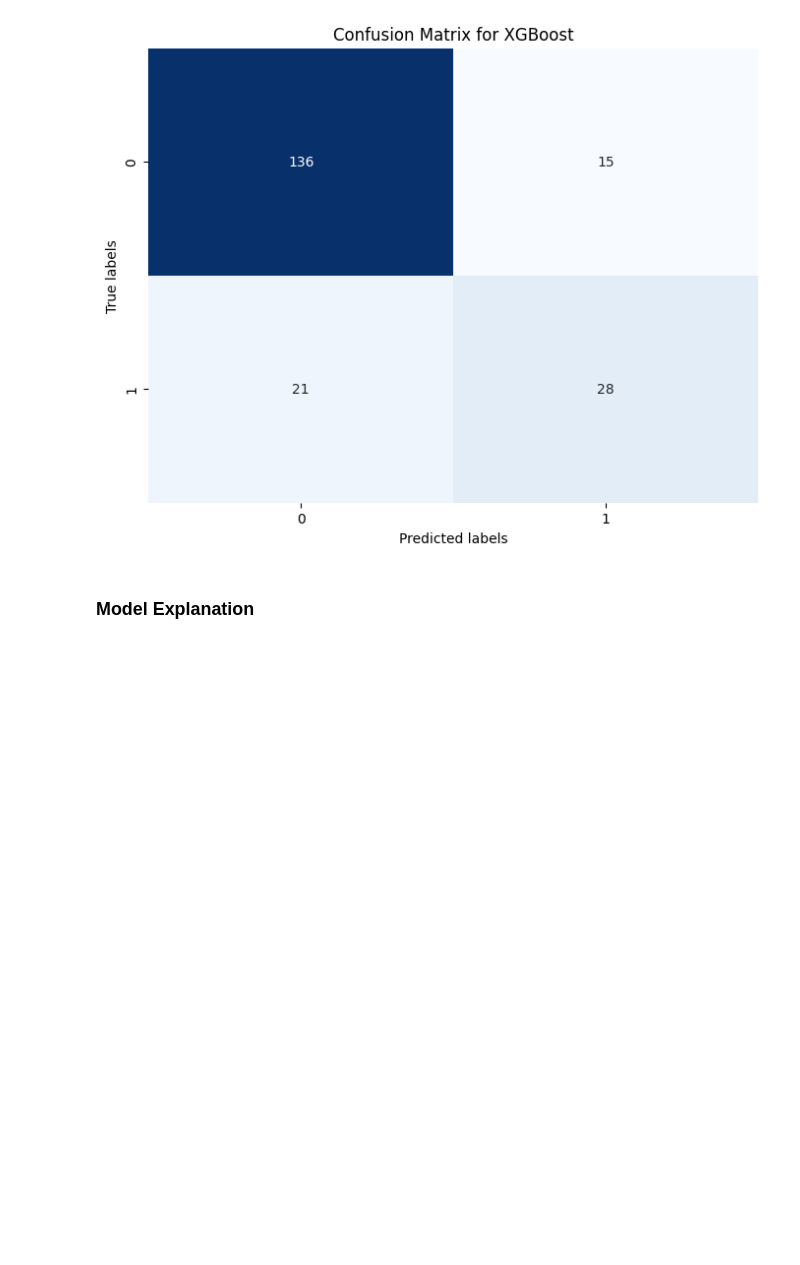
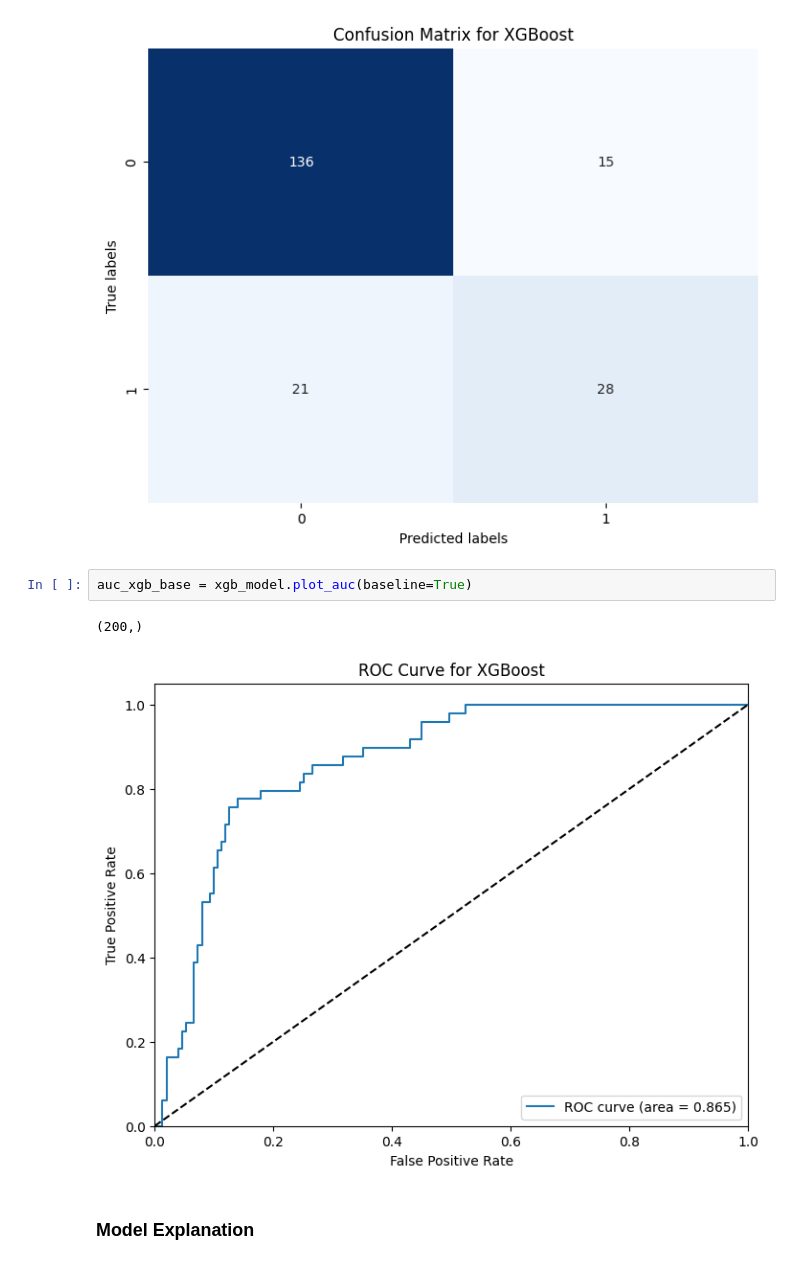
Before and after one commit to kevinchs0808/DSA4263-Project, a Jupyter notebook: main.ipynb, the cells around one changed output. Drawn from its saved outputs; the diff is of its cells as text; blank space fills up the shorter version.

Commit message:
Added AUC functions to models.py

```diff
--- a/main.ipynb
+++ b/main.ipynb
@@ -481,6 +481,11 @@ xgb_model.train_predict_eval(oversampling_strategy="SMOTENC", baseline=True)
 cm_xgb_base = xgb_model.plot_confusion_matrix()
 # %% [output]
 [figure]
+# %%
+auc_xgb_base = xgb_model.plot_auc(baseline=True)
+# %% [output]
+(200,)
+[figure, added]
 # %% [markdown]
 ###  Model Explanation
 # %%
```
Also changed, not shown: parts of 20 cells of this notebook, 1 other file.
